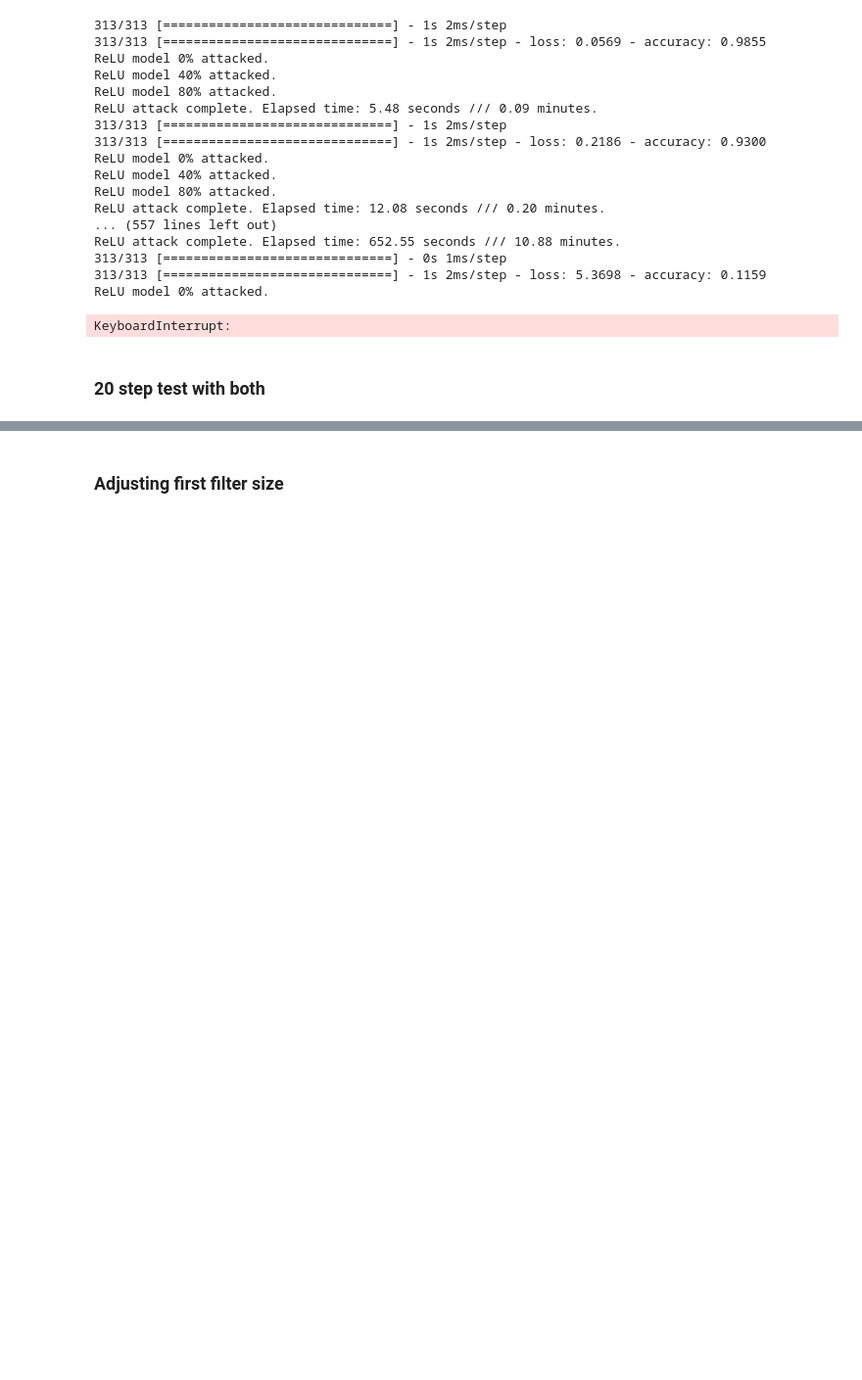
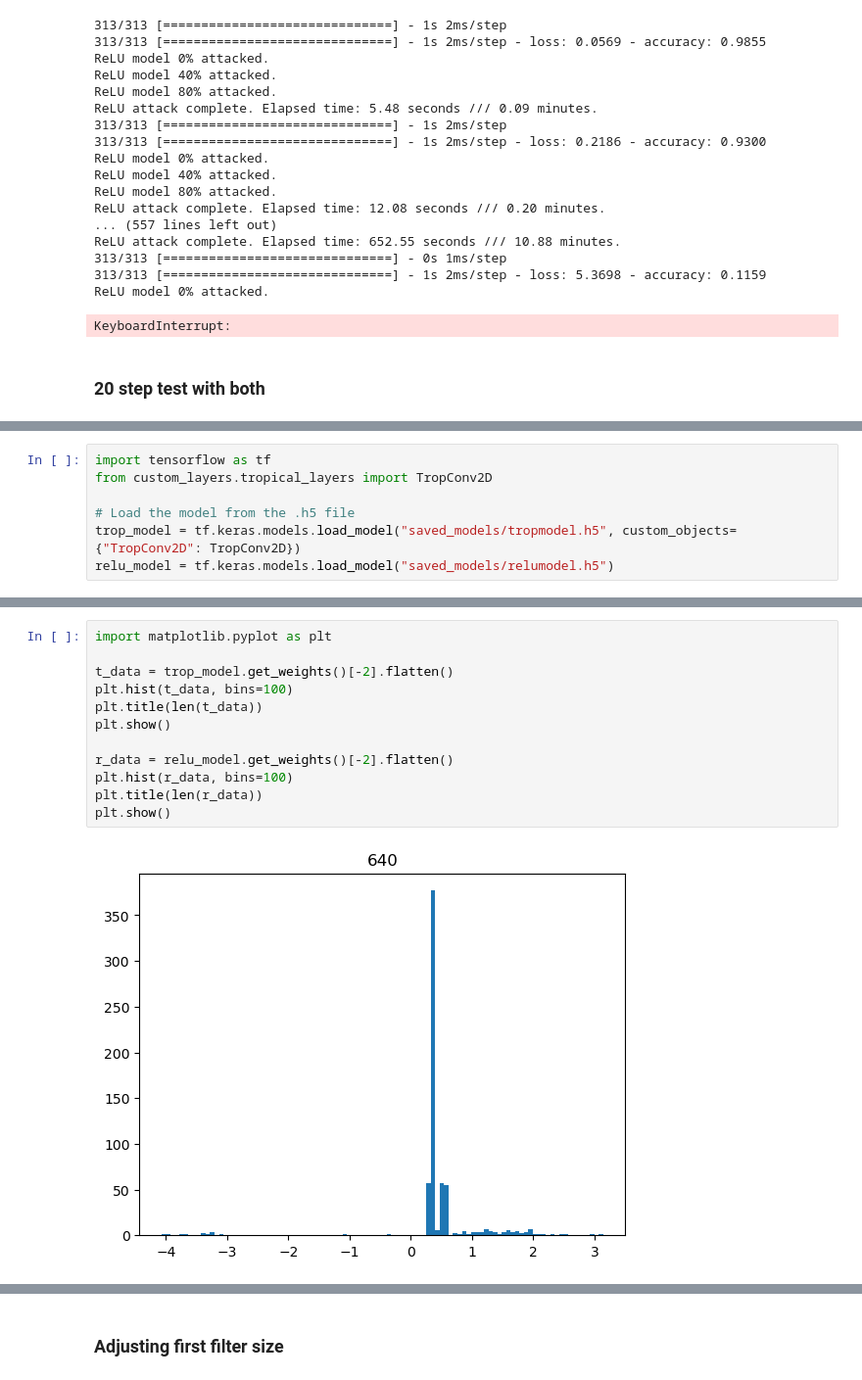
Before and after one commit to deryk96/TropicalNN, a Jupyter notebook: MNIST_convolutional_tests.ipynb, the cells around one changed output, grey strips where cells are left out. Shown: that part at 98% size. Cells and saved outputs as stored; diff of their text form; blank space fills up the shorter version.

```diff
--- a/MNIST_convolutional_tests.ipynb
+++ b/MNIST_convolutional_tests.ipynb
@@ -294,0 +549,7 @@ KeyboardInterrupt:
+# %%
+import tensorflow as tf
+from custom_layers.tropical_layers import TropConv2D
+
+# Load the model from the .h5 file
+trop_model = tf.keras.models.load_model("saved_models/tropmodel.h5", custom_objects={"TropConv2D": TropConv2D})
+relu_model = tf.keras.models.load_model("saved_models/relumodel.h5")
@@ -294,0 +575,14 @@ KeyboardInterrupt:
+# %%
+import matplotlib.pyplot as plt
+
+t_data = trop_model.get_weights()[-2].flatten()
+plt.hist(t_data, bins=100)
+plt.title(len(t_data))
+plt.show()
+
+r_data = relu_model.get_weights()[-2].flatten()
+plt.hist(r_data, bins=100)
+plt.title(len(r_data))
+plt.show()
+# %% [output]
+[figure, added]
```
Also changed, not shown: parts of 19 cells of this notebook, 36 other files.
